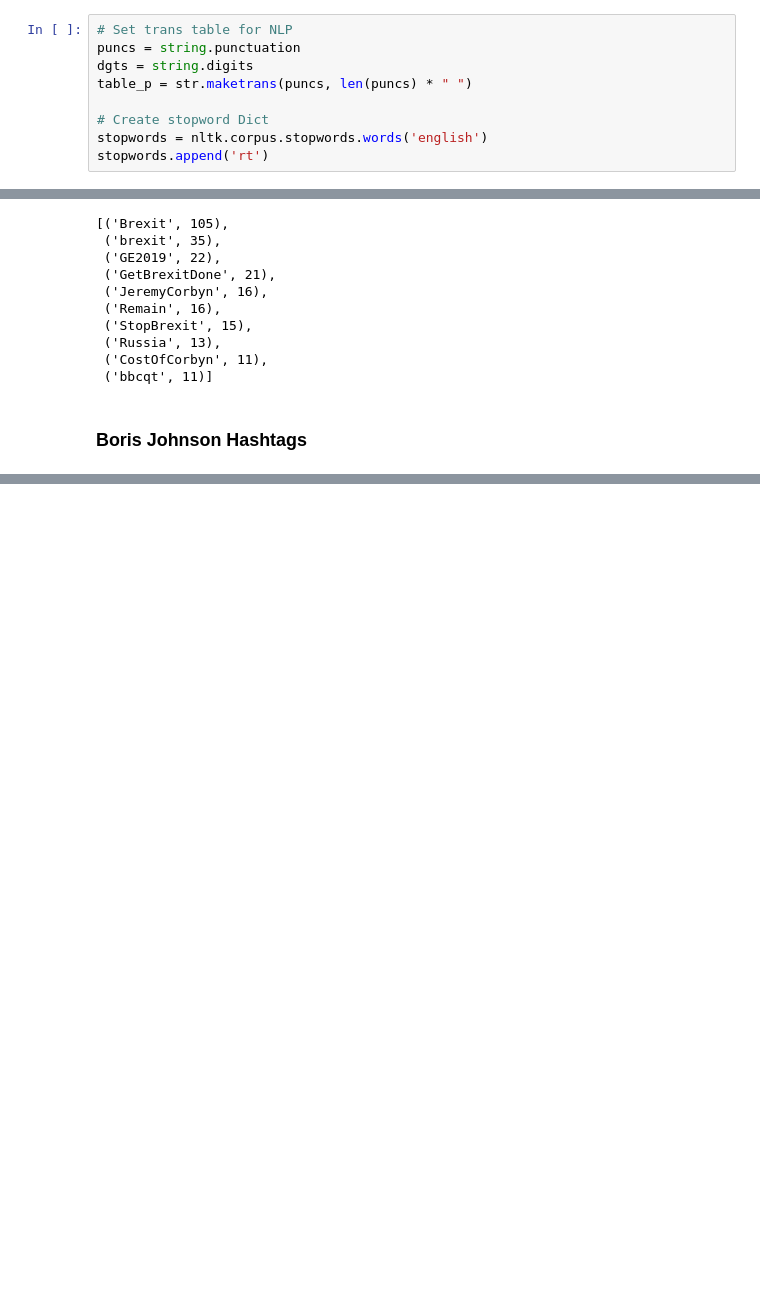
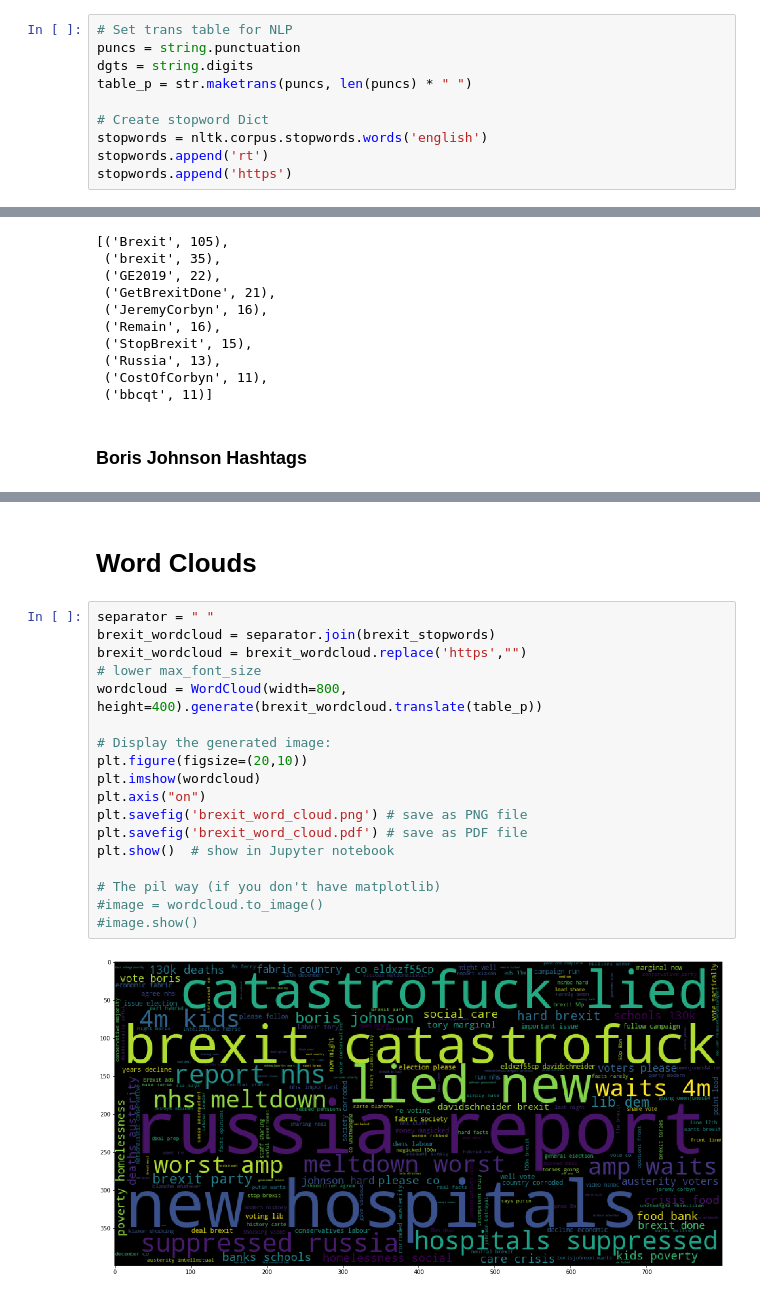
Before and after one commit to Samuel-Yanming-Chan/twitter_stream_nlp, a Jupyter notebook: Super_Cool_Communication.ipynb, the cells around one changed output, grey strips where cells are left out. Saved outputs shown, nothing was run; the diff lists cells and outputs as text; blank space fills up the shorter version.

Commit message:
Added Wordcloud

```diff
--- a/Super_Cool_Communication.ipynb
+++ b/Super_Cool_Communication.ipynb
@@ -19,6 +21,7 @@ table_p = str.maketrans(puncs, len(puncs) * " ")
 # Create stopword Dict
 stopwords = nltk.corpus.stopwords.words('english')
 stopwords.append('rt')
+stopwords.append('https')
 # %%
 # Import Gene's TwythonStreamer
 
@@ -286,0 +420,22 @@ ht.most_common(10)
+# %% [markdown]
+# Word Clouds
+# %%
+separator = " "
+brexit_wordcloud = separator.join(brexit_stopwords)
+brexit_wordcloud = brexit_wordcloud.replace('https',"")
+# lower max_font_size
+wordcloud = WordCloud(width=800, height=400).generate(brexit_wordcloud.translate(table_p))
+
+# Display the generated image:
+plt.figure(figsize=(20,10))
+plt.imshow(wordcloud)
+plt.axis("on")
+plt.savefig('brexit_word_cloud.png') # save as PNG file
+plt.savefig('brexit_word_cloud.pdf') # save as PDF file
+plt.show()  # show in Jupyter notebook
+
+# The pil way (if you don't have matplotlib)
+#image = wordcloud.to_image()
+#image.show()
+# %% [output]
+[figure, added]
```
Also changed, not shown: parts of 18 cells of this notebook, 4 other files.
